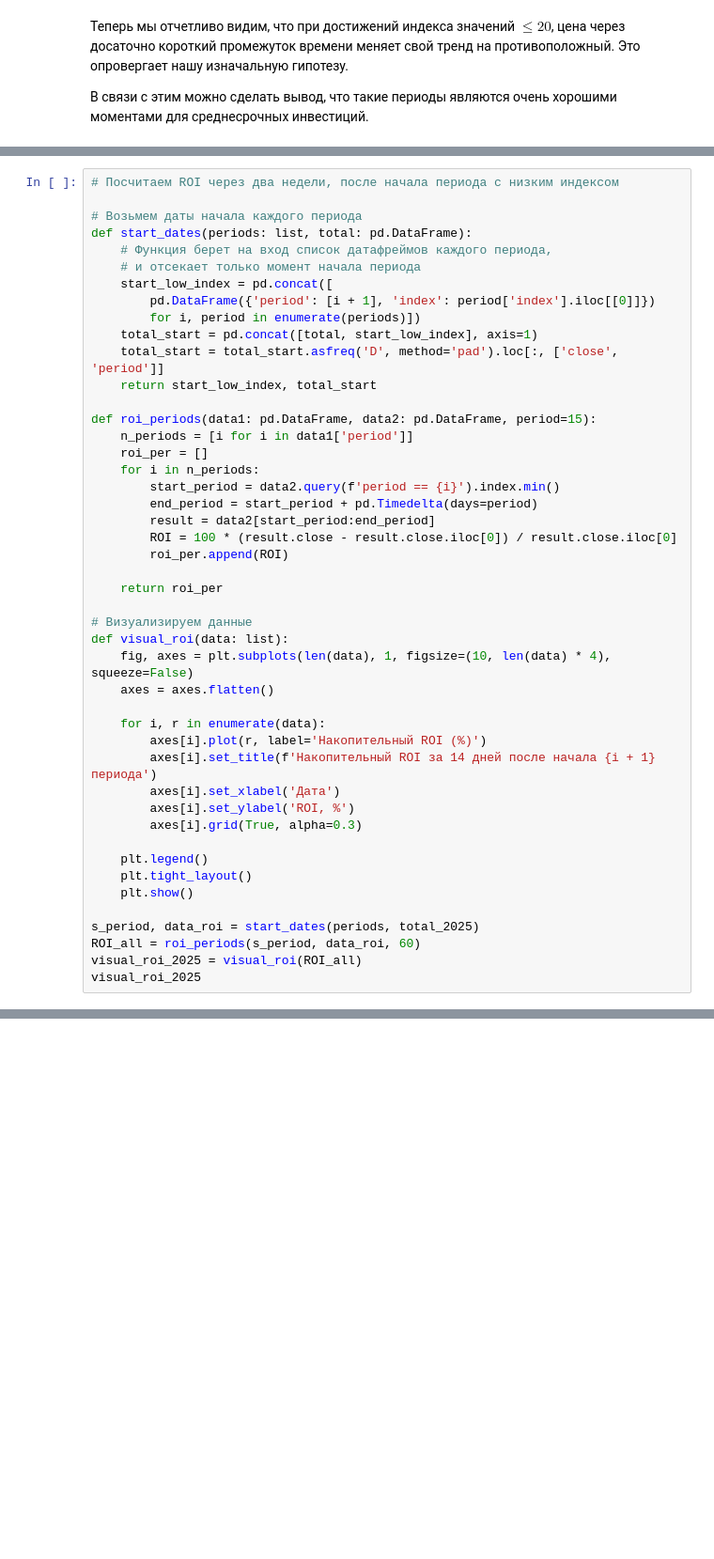
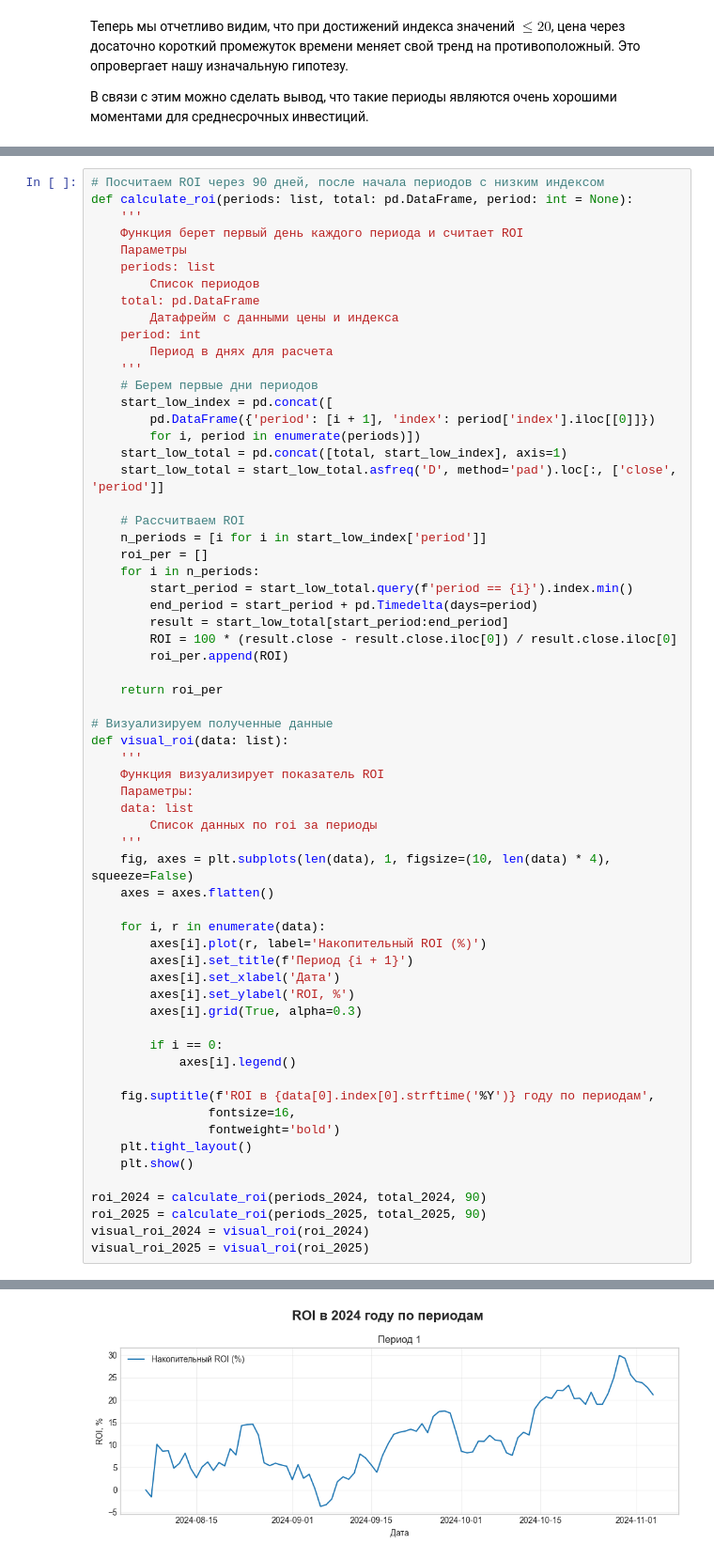
Before and after one commit to Sokolov57/BTC_Fear_Greed_Analysis, a Jupyter notebook: test_api.ipynb, the cells around one changed output, grey strips where cells are left out. Shown at 94% size. Cells and saved outputs as stored; diff of their text form; blank space fills up the shorter version.

Commit message:
остались только выводы по результатам

```diff
--- a/test_api.ipynb
+++ b/test_api.ipynb
@@ -542,47 +551,64 @@ periods_2025_plot = global_plot(total_2025, index_lines=lines, periods=periods_2
 # %%
-# Посчитаем ROI через два недели, после начала периода с низким индексом
-
-# Возьмем даты начала каждого периода
-def start_dates(periods: list, total: pd.DataFrame):
-    # Функция берет на вход список датафреймов каждого периода,
-    # и отсекает только момент начала периода
+# Посчитаем ROI через 90 дней, после начала периодов с низким индексом
+def calculate_roi(periods: list, total: pd.DataFrame, period: int = None):
+    '''
+    Функция берет первый день каждого периода и считает ROI
+    Параметры
+    periods: list
+        Список периодов
+    total: pd.DataFrame
+        Датафрейм с данными цены и индекса
+    period: int
+        Период в днях для расчета
+    '''
+    # Берем первые дни периодов
     start_low_index = pd.concat([
         pd.DataFrame({'period': [i + 1], 'index': period['index'].iloc[[0]]})
         for i, period in enumerate(periods)])
-    total_start = pd.concat([total, start_low_index], axis=1)
-    total_start = total_start.asfreq('D', method='pad').loc[:, ['close', 'period']]
-    return start_low_index, total_start
+    start_low_total = pd.concat([total, start_low_index], axis=1)
+    start_low_total = start_low_total.asfreq('D', method='pad').loc[:, ['close', 'period']]
 
-def roi_periods(data1: pd.DataFrame, data2: pd.DataFrame, period=15):
-    n_periods = [i for i in data1['period']]
+    # Рассчитваем ROI
+    n_periods = [i for i in start_low_index['period']]
     roi_per = []
     for i in n_periods:
-        start_period = data2.query(f'period == {i}').index.min()
+        start_period = start_low_total.query(f'period == {i}').index.min()
         end_period = start_period + pd.Timedelta(days=period)
-        result = data2[start_period:end_period]
+        result = start_low_total[start_period:end_period]
         ROI = 100 * (result.close - result.close.iloc[0]) / result.close.iloc[0]
         roi_per.append(ROI)
 
     return roi_per
 
-# Визуализируем данные
+# Визуализируем полученные данные
 def visual_roi(data: list):
+    '''
+    Функция визуализирует показатель ROI
+    Параметры:
+    data: list
+        Список данных по roi за периоды
+    '''
     fig, axes = plt.subplots(len(data), 1, figsize=(10, len(data) * 4), squeeze=False)
     axes = axes.flatten()
 
     for i, r in enumerate(data):
         axes[i].plot(r, label='Накопительный ROI (%)')
-        axes[i].set_title(f'Накопительный ROI за 14 дней после начала {i + 1} периода')
+        axes[i].set_title(f'Период {i + 1}')
         axes[i].set_xlabel('Дата')
         axes[i].set_ylabel('ROI, %')
         axes[i].grid(True, alpha=0.3)
 
-    plt.legend()
+        if i == 0:
+            axes[i].legend()
+
+    fig.suptitle(f'ROI в {data[0].index[0].strftime('%Y')} году по периодам',
+                fontsize=16,
+                fontweight='bold')
     plt.tight_layout()
     plt.show()
 
-s_period, data_roi = start_dates(periods, total_2025)
-ROI_all = roi_periods(s_period, data_roi, 60)
-visual_roi_2025 = visual_roi(ROI_all)
-visual_roi_2025
+roi_2024 = calculate_roi(periods_2024, total_2024, 90)
+roi_2025 = calculate_roi(periods_2025, total_2025, 90)
+visual_roi_2024 = visual_roi(roi_2024)
+visual_roi_2025 = visual_roi(roi_2025)
 # %% [output]
@@ -589,0 +615 @@ NameError: name 'periods' is not defined
+[figure, added]
```
Also changed, not shown: parts of 18 cells of this notebook.
